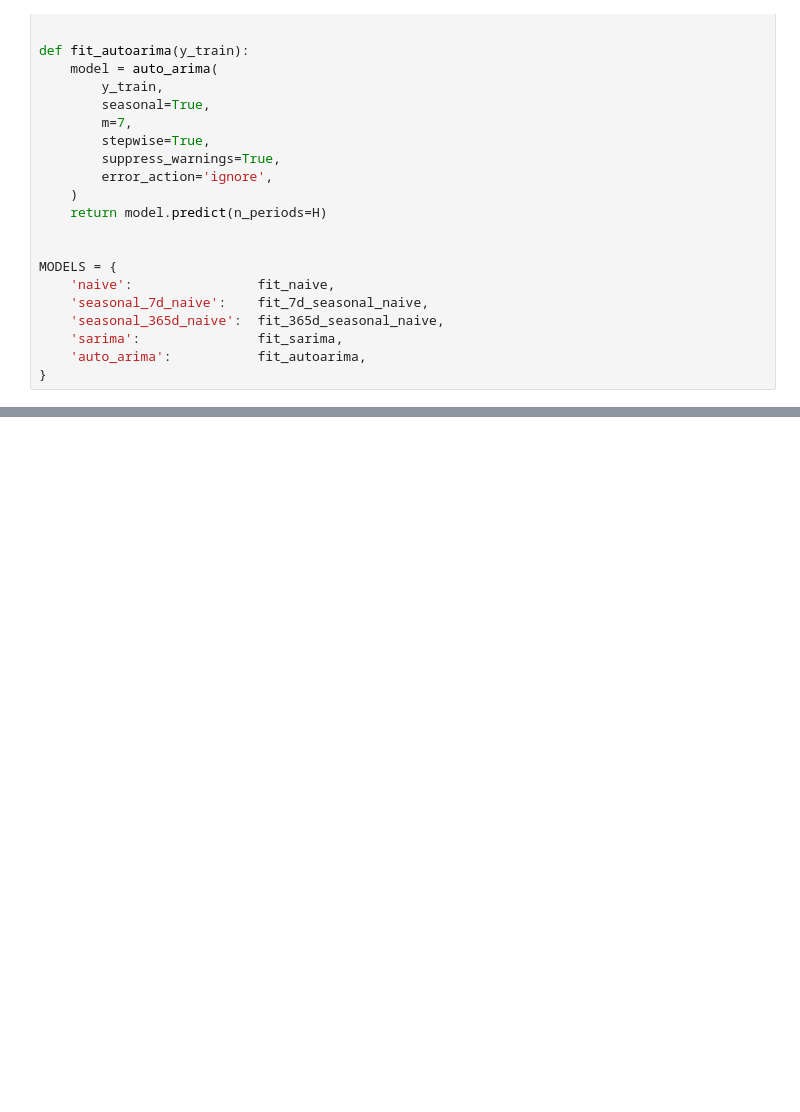
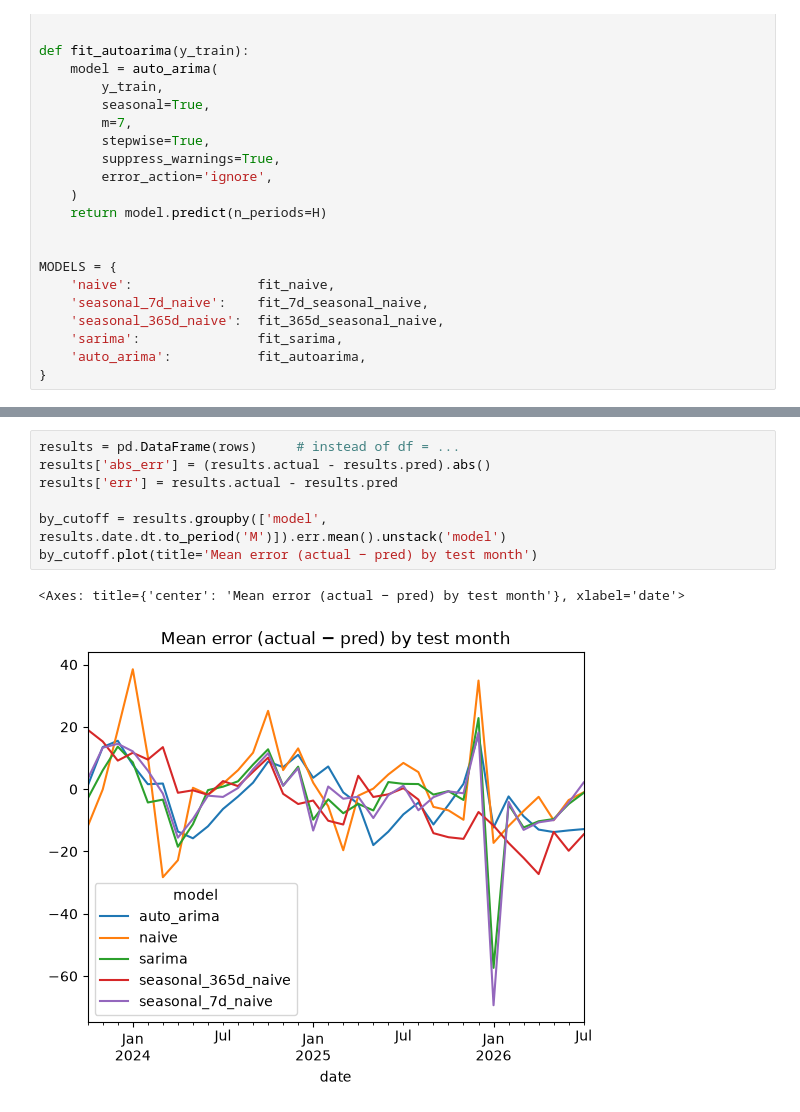
Before and after one commit to Keiren-b/tours, a Jupyter notebook: notebooks/01_eda.ipynb, the cells around one changed output, grey strips where cells are left out. Saved outputs shown, nothing was run; the diff lists cells and outputs as text; blank space fills up the shorter version.

```diff
--- a/notebooks/01_eda.ipynb
+++ b/notebooks/01_eda.ipynb
@@ -508,0 +488,10 @@ dtype: float64
+# %%
+results = pd.DataFrame(rows)     # instead of df = ...
+results['abs_err'] = (results.actual - results.pred).abs()
+results['err'] = results.actual - results.pred
+
+by_cutoff = results.groupby(['model', results.date.dt.to_period('M')]).err.mean().unstack('model')
+by_cutoff.plot(title='Mean error (actual − pred) by test month')
+# %% [output]
+<Axes: title={'center': 'Mean error (actual − pred) by test month'}, xlabel='date'>
+[figure, added]
```
Also changed, not shown: parts of 14 cells of this notebook, 3 other files.
